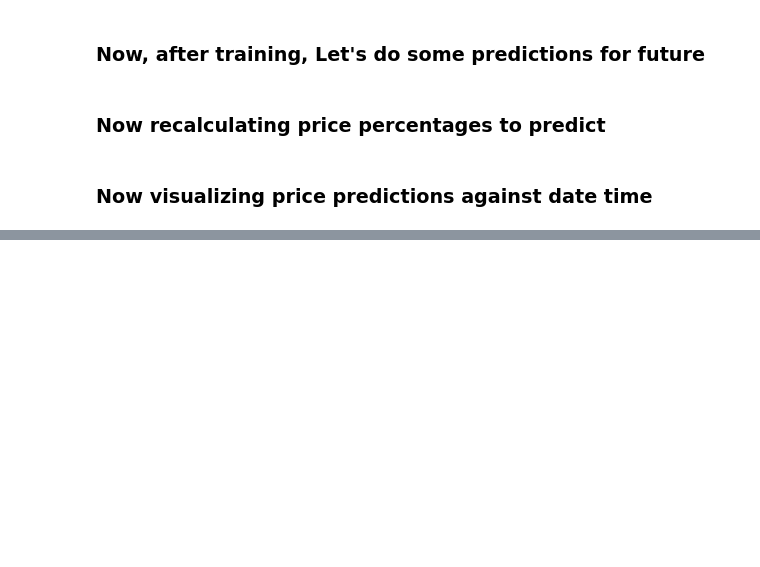
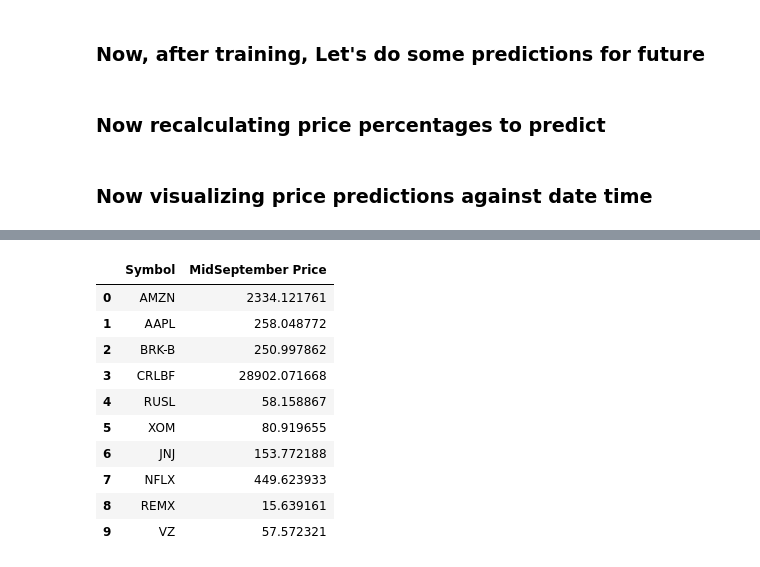
Before and after one commit to mmistroni/TensorFlowPlayground, a Jupyter notebook: TFTimeSeries.ipynb, the cells around one changed output, grey strips where cells are left out. Cells and saved outputs as stored; diff of their text form; code cells hidden in the pictures; blank space fills up the shorter version.

```diff
--- a/TFTimeSeries.ipynb
+++ b/TFTimeSeries.ipynb
@@ -258,7 +288,7 @@ def train_estimator(symbol):
 from datetime import date
 from pprint import pprint
 # going back to last month
-tf.logging.set_verbosity(tf.logging.INFO)
+tf.logging.set_verbosity(tf.logging.ERROR)
 
 def get_last_20_days(symbol):
 
@@ -275,7 +305,7 @@ def get_last_20_days(symbol):
 
 
   print('==== GETTING MOST RECENT PRICES======')
-  stock_data = get_prices2(START_DATE- BDay(1), END_DATE, symbol=SYMBOL)
+  stock_data = get_prices2(START_DATE- BDay(1), END_DATE, symbol=symbol)
   percentage_changes = stock_data.pct_change().fillna(0)
   #First Price
   first_price = stock_data.values[0]
@@ -370,13 +422,32 @@ def generate_results(acc, first_price):
 
   final_prices = calculate_list_of_prices(0, first_price, zipped, [])
   print('Final list of prices...')
-  #print(final_prices)
-  return res, final_prices
+  pprint(final_prices)
+  return res, final_prices[-3:]
 
-estimator = train_estimator(SYMBOL)
-latest_prices, first_price = get_last_20_days(SYMBOL)
-# Reshaping data
-acc = make_predictions(latest_prices, estimator)
-res, final_prices = generate_results(acc, first_price)
-pprint(final_prices)
+ALL_SYMBOLS = ['AMZN',
+               'AAPL',
+               'BRK-B',
+               'CRLBF',
+               'RUSL',
+               'XOM',
+               'JNJ',
+               'NFLX',
+               'REMX',
+               'VZ']
+
+results = []
+for symbol in ALL_SYMBOLS[0:1]:
+  print('Running predictions for:{}'.format(symbol))
+
+  estimator = train_estimator(symbol)
+  latest_prices, first_price = get_last_20_days(symbol)
+  # Reshaping dat3
+  acc = make_predictions(latest_prices, estimator, iterations=3)
+  res, final_prices = generate_results(acc, first_price)
+  #pprint(final_prices)
+
+  results.append((symbol, res[0]))
+from pprint import pprint
+pprint(results)
 # %% [output]
@@ -480,0 +471,15 @@ I0719 21:16:18.529512 139971056322432 estimator.py:1145] Calling model_fn.
+# %%
+import pandas as pd
+pd.DataFrame(results, columns=['Symbol', 'MidSeptember Price'])
+# %% [output]
+|  | Symbol | MidSeptember Price |
+| 0 | AMZN | 2334.121761 |
+| 1 | AAPL | 258.048772 |
+| 2 | BRK-B | 250.997862 |
+| 3 | CRLBF | 28902.071668 |
+| 4 | RUSL | 58.158867 |
+| 5 | XOM | 80.919655 |
+| 6 | JNJ | 153.772188 |
+| 7 | NFLX | 449.623933 |
+| 8 | REMX | 15.639161 |
+| 9 | VZ | 57.572321 |
```
Also changed, not shown: parts of 9 cells of this notebook.
